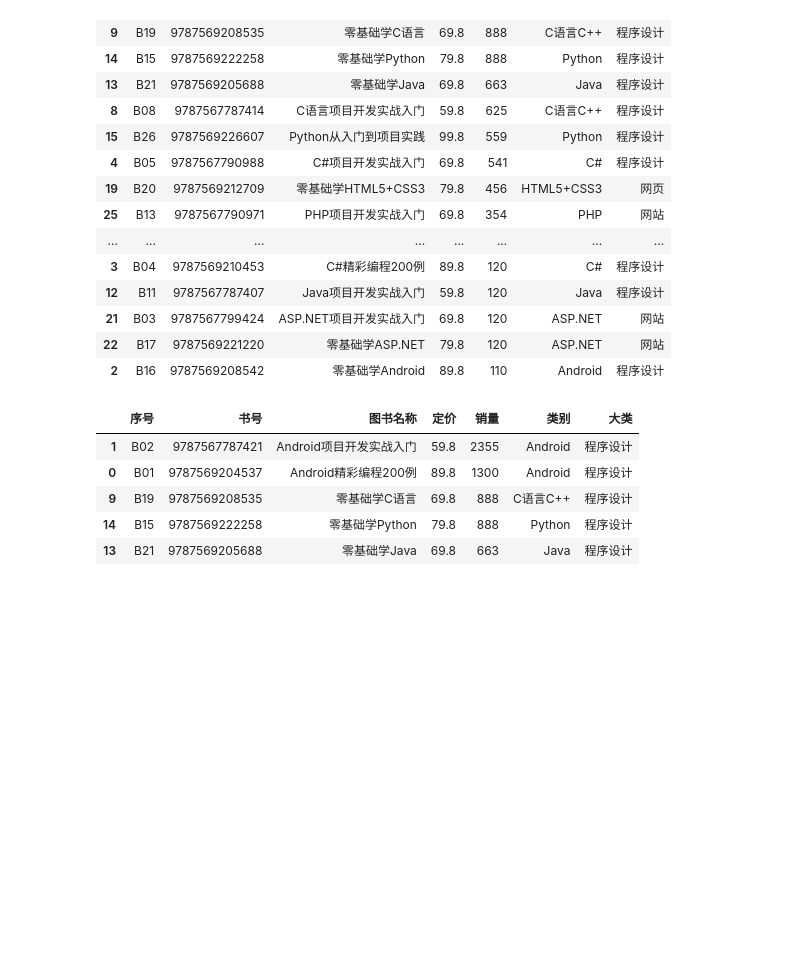
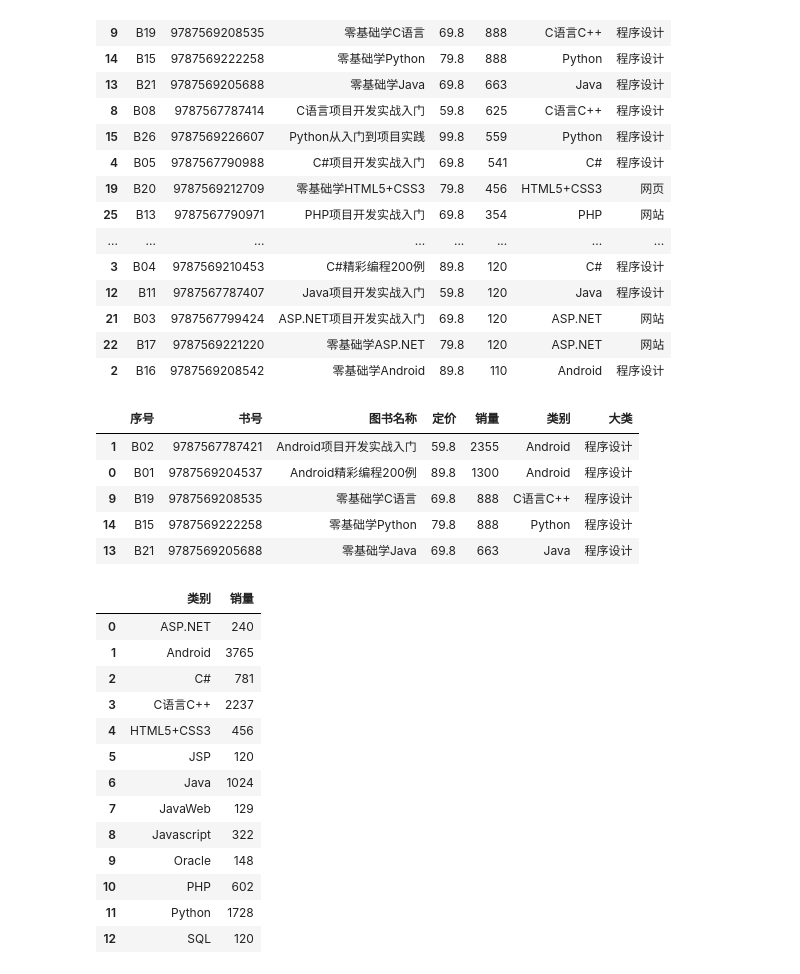
Before and after one commit to Mushaddict/Python, a Jupyter notebook: 数据分析从入门到实践/3.pd.ipynb, the cells around one changed output. Drawn from its saved outputs; the diff is of its cells as text; code cells hidden in the pictures; blank space fills up the shorter version.

```diff
--- a/数据分析从入门到实践/3.pd.ipynb
+++ b/数据分析从入门到实践/3.pd.ipynb
@@ -533,3 +533,21 @@ df.sort_values(by = ['销量', '图书名称'], ascending = [False, True]).head(
 | 9 | B19 | 9787569208535 | 零基础学C语言 | 69.8 | 888 | C语言C++ | 程序设计 |
 | 14 | B15 | 9787569222258 | 零基础学Python | 79.8 | 888 | Python | 程序设计 |
 | 13 | B21 | 9787569205688 | 零基础学Java | 69.8 | 663 | Java | 程序设计 |
+# %%
+df1 = df.groupby(["类别"])["销量"].sum().reset_index()
+df1
+# %% [output]
+|  | 类别 | 销量 |
+| 0 | ASP.NET | 240 |
+| 1 | Android | 3765 |
+| 2 | C# | 781 |
+| 3 | C语言C++ | 2237 |
+| 4 | HTML5+CSS3 | 456 |
+| 5 | JSP | 120 |
+| 6 | Java | 1024 |
+| 7 | JavaWeb | 129 |
+| 8 | Javascript | 322 |
+| 9 | Oracle | 148 |
+| 10 | PHP | 602 |
+| 11 | Python | 1728 |
+| 12 | SQL | 120 |
```
Also changed, not shown: parts of 6 cells of this notebook.
